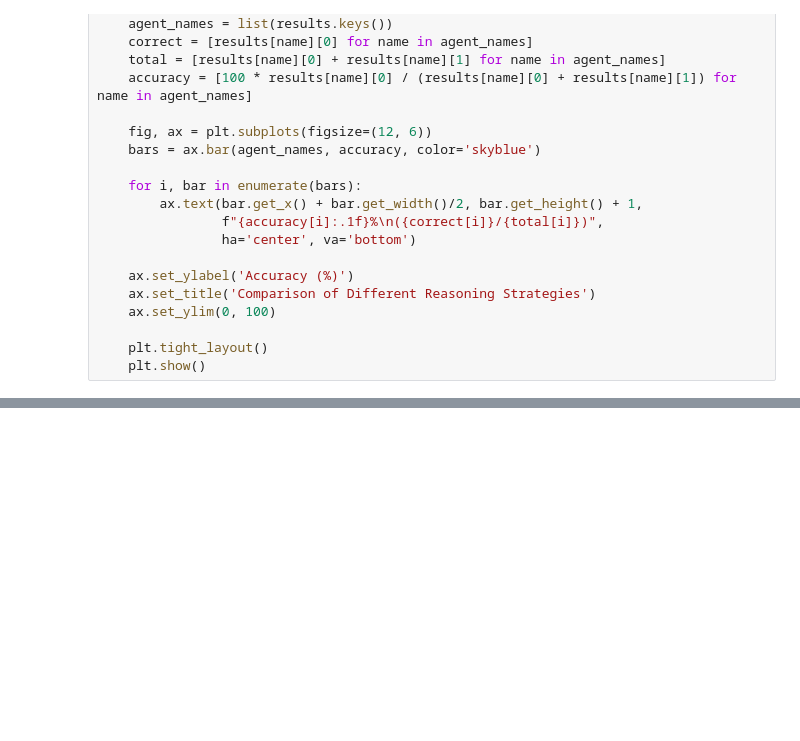
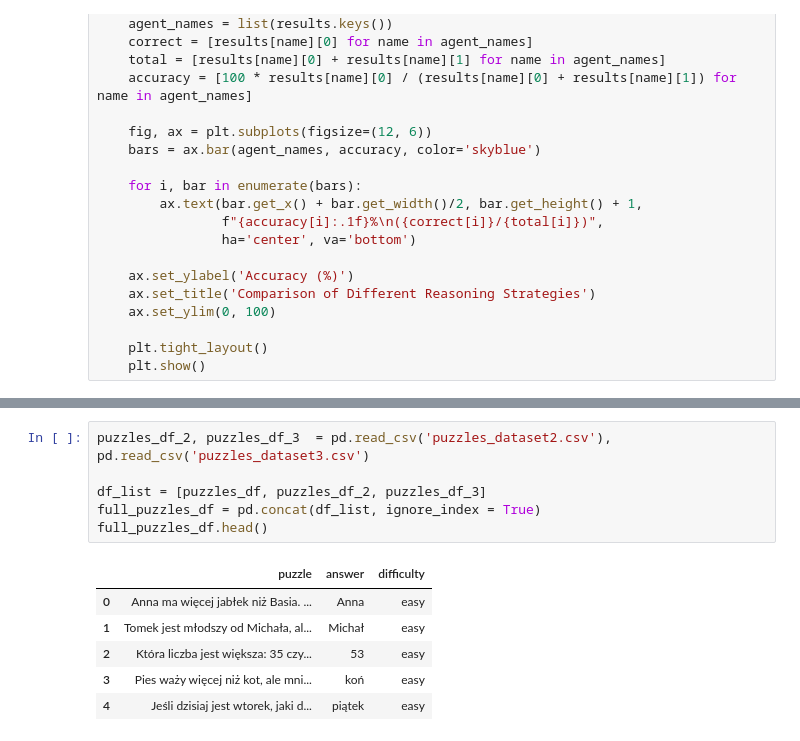
Before and after one commit to LLM-based-puzzle-solver/Cuda-project, a Jupyter notebook: CUDA_projekt.ipynb, the cells around one changed output, grey strips where cells are left out. Cells and saved outputs as stored; diff of their text form; blank space fills up the shorter version.

```diff
--- a/CUDA_projekt.ipynb
+++ b/CUDA_projekt.ipynb
@@ -510,0 +667,13 @@ Chain of Thought reasoning with diverse examples:
+# %%
+puzzles_df_2, puzzles_df_3  = pd.read_csv('puzzles_dataset2.csv'), pd.read_csv('puzzles_dataset3.csv')
+
+df_list = [puzzles_df, puzzles_df_2, puzzles_df_3]
+full_puzzles_df = pd.concat(df_list, ignore_index = True)
+full_puzzles_df.head()
+# %% [output]
+|  | puzzle | answer | difficulty |
+| 0 | Anna ma więcej jabłek niż Basia. ... | Anna | easy |
+| 1 | Tomek jest młodszy od Michała, al... | Michał | easy |
+| 2 | Która liczba jest większa: 35 czy... | 53 | easy |
+| 3 | Pies waży więcej niż kot, ale mni... | koń | easy |
+| 4 | Jeśli dzisiaj jest wtorek, jaki d... | piątek | easy |
```
Also changed, not shown: parts of 11 cells of this notebook.
